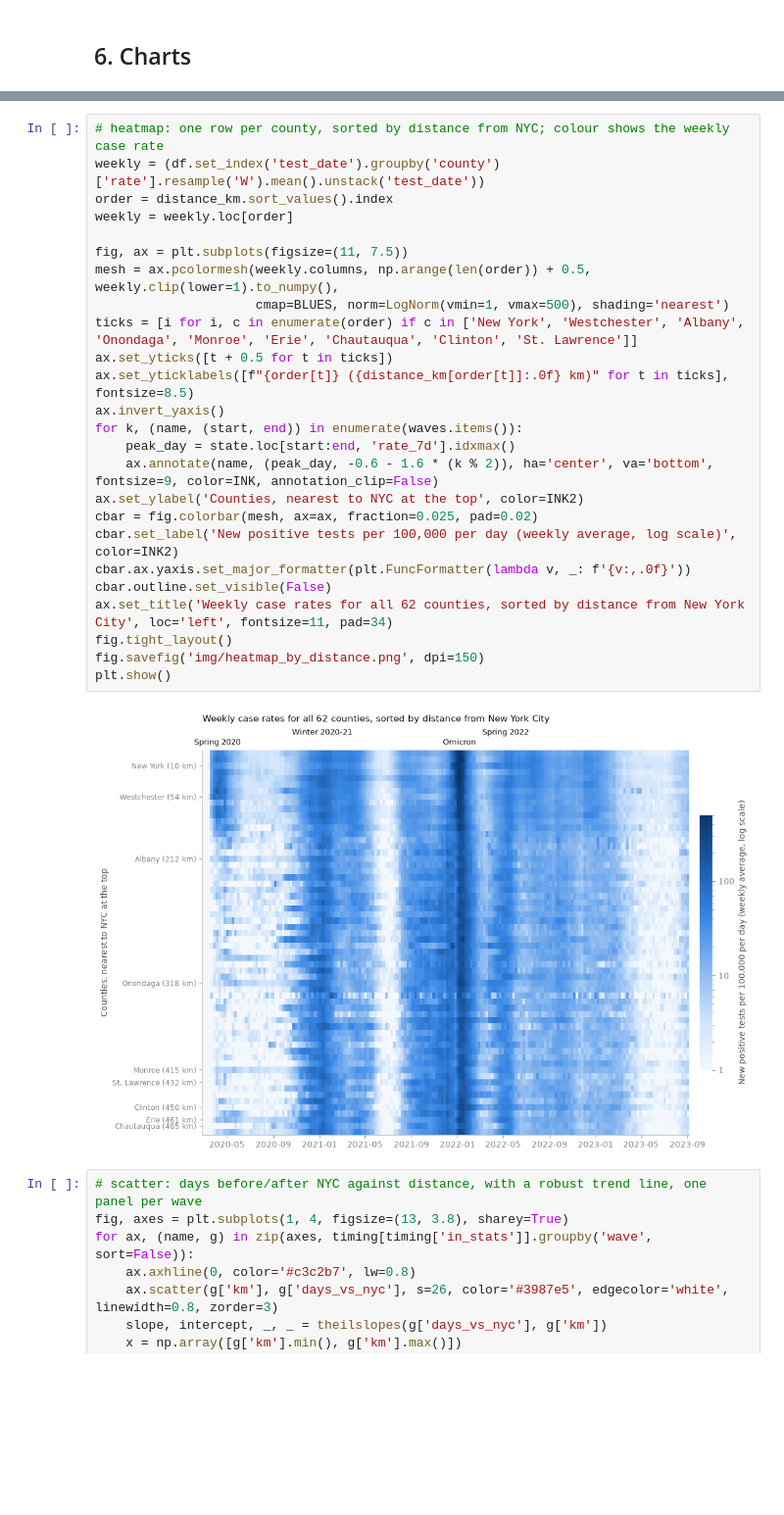
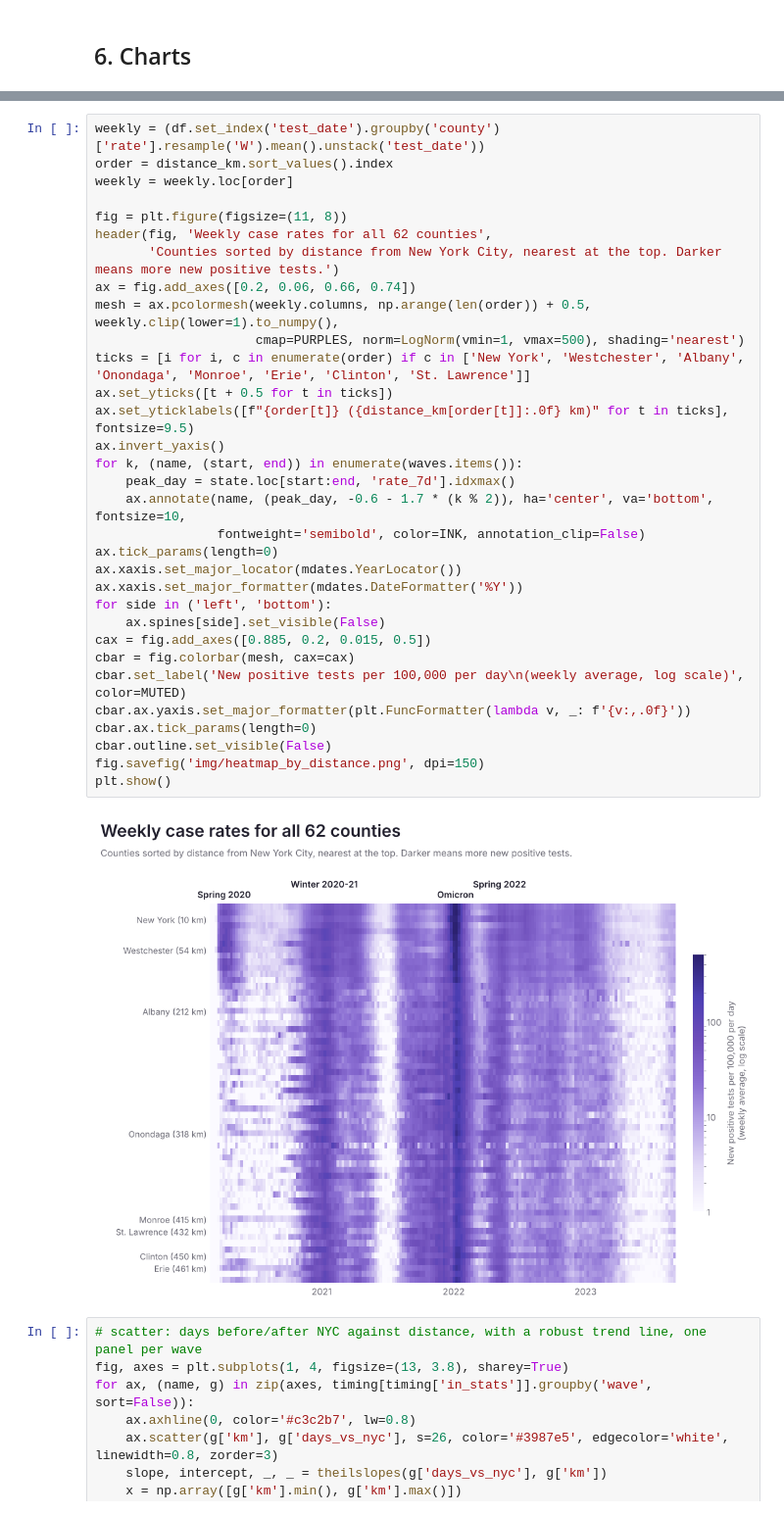
Before and after one commit to MyreLab/ny-covid-waves, a Jupyter notebook: ny_covid_waves.ipynb, the cells around one changed output, grey strips where cells are left out. Shown at 98% size. Saved outputs shown, nothing was run; the diff lists cells and outputs as text; blank space fills up the shorter version.

```diff
--- a/ny_covid_waves.ipynb
+++ b/ny_covid_waves.ipynb
@@ -253,30 +274,37 @@ plt.show()
 # %%
-# heatmap: one row per county, sorted by distance from NYC; colour shows the weekly case rate
 weekly = (df.set_index('test_date').groupby('county')['rate'].resample('W').mean().unstack('test_date'))
 order = distance_km.sort_values().index
 weekly = weekly.loc[order]
 
-fig, ax = plt.subplots(figsize=(11, 7.5))
+fig = plt.figure(figsize=(11, 8))
+header(fig, 'Weekly case rates for all 62 counties',
+       'Counties sorted by distance from New York City, nearest at the top. Darker means more new positive tests.')
+ax = fig.add_axes([0.2, 0.06, 0.66, 0.74])
 mesh = ax.pcolormesh(weekly.columns, np.arange(len(order)) + 0.5, weekly.clip(lower=1).to_numpy(),
-                     cmap=BLUES, norm=LogNorm(vmin=1, vmax=500), shading='nearest')
-ticks = [i for i, c in enumerate(order) if c in ['New York', 'Westchester', 'Albany', 'Onondaga', 'Monroe', 'Erie', 'Chautauqua', 'Clinton', 'St. Lawrence']]
+                     cmap=PURPLES, norm=LogNorm(vmin=1, vmax=500), shading='nearest')
+ticks = [i for i, c in enumerate(order) if c in ['New York', 'Westchester', 'Albany', 'Onondaga', 'Monroe', 'Erie', 'Clinton', 'St. Lawrence']]
 ax.set_yticks([t + 0.5 for t in ticks])
-ax.set_yticklabels([f"{order[t]} ({distance_km[order[t]]:.0f} km)" for t in ticks], fontsize=8.5)
+ax.set_yticklabels([f"{order[t]} ({distance_km[order[t]]:.0f} km)" for t in ticks], fontsize=9.5)
 ax.invert_yaxis()
 for k, (name, (start, end)) in enumerate(waves.items()):
     peak_day = state.loc[start:end, 'rate_7d'].idxmax()
-    ax.annotate(name, (peak_day, -0.6 - 1.6 * (k % 2)), ha='center', va='bottom', fontsize=9, color=INK, annotation_clip=False)
-ax.set_ylabel('Counties, nearest to NYC at the top', color=INK2)
-cbar = fig.colorbar(mesh, ax=ax, fraction=0.025, pad=0.02)
-cbar.set_label('New positive tests per 100,000 per day (weekly average, log scale)', color=INK2)
+    ax.annotate(name, (peak_day, -0.6 - 1.7 * (k % 2)), ha='center', va='bottom', fontsize=10,
+                fontweight='semibold', color=INK, annotation_clip=False)
+ax.tick_params(length=0)
+ax.xaxis.set_major_locator(mdates.YearLocator())
+ax.xaxis.set_major_formatter(mdates.DateFormatter('%Y'))
+for side in ('left', 'bottom'):
+    ax.spines[side].set_visible(False)
+cax = fig.add_axes([0.885, 0.2, 0.015, 0.5])
+cbar = fig.colorbar(mesh, cax=cax)
+cbar.set_label('New positive tests per 100,000 per day\n(weekly average, log scale)', color=MUTED)
 cbar.ax.yaxis.set_major_formatter(plt.FuncFormatter(lambda v, _: f'{v:,.0f}'))
+cbar.ax.tick_params(length=0)
 cbar.outline.set_visible(False)
-ax.set_title('Weekly case rates for all 62 counties, sorted by distance from New York City', loc='left', fontsize=11, pad=34)
-fig.tight_layout()
 fig.savefig('img/heatmap_by_distance.png', dpi=150)
 plt.show()
 # %% [output]
-[figure, old version]
+[figure, new version]
 # %%
 # scatter: days before/after NYC against distance, with a robust trend line, one panel per wave
 fig, axes = plt.subplots(1, 4, figsize=(13, 3.8), sharey=True)
```
Also changed, not shown: parts of 3 cells of this notebook, 3 other files.
